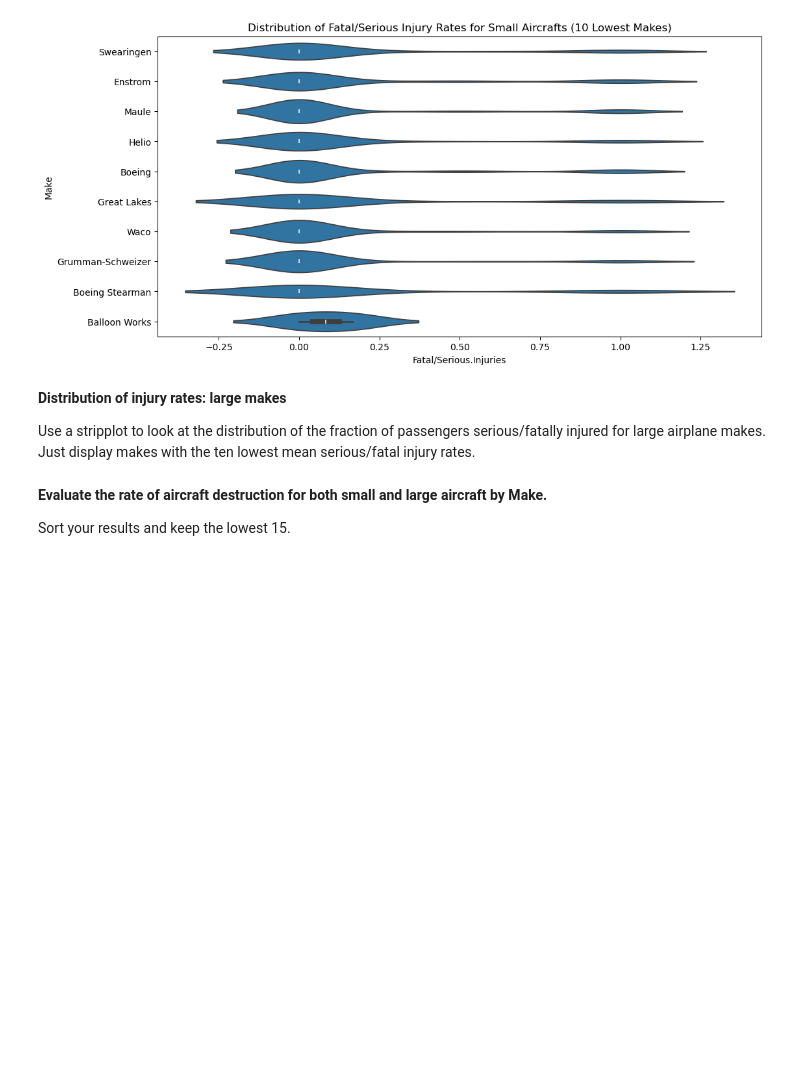
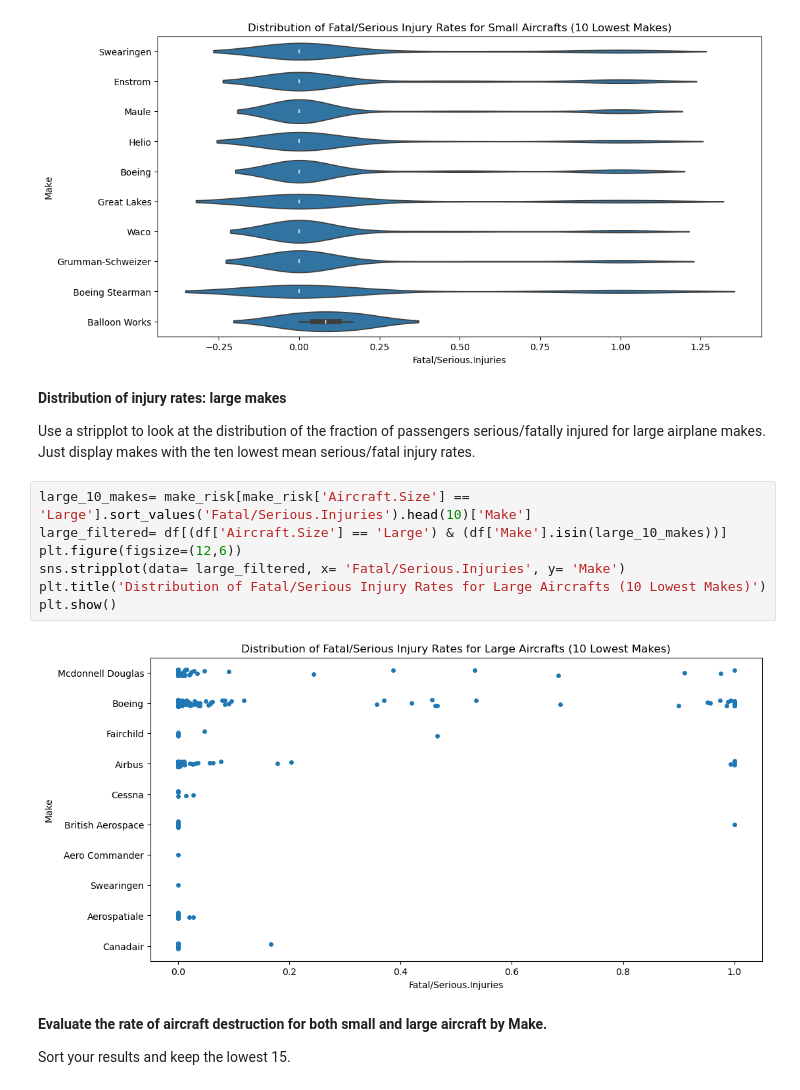
Before and after one commit to flaniyanjr/dsc-course0-m8-lab, a Jupyter notebook: Aviation_Accidents_Data_Analysis.ipynb, the cells around one changed output. Drawn from its saved outputs; the diff is of its cells as text; blank space fills up the shorter version.

```diff
--- a/Aviation_Accidents_Data_Analysis.ipynb
+++ b/Aviation_Accidents_Data_Analysis.ipynb
@@ -90,6 +105,15 @@ plt.show()
 **Distribution of injury rates: large makes**
 
 Use a stripplot to look at the distribution of the fraction of passengers serious/fatally injured for large airplane makes. Just display makes with the ten lowest mean serious/fatal injury rates.
+# %%
+large_10_makes= make_risk[make_risk['Aircraft.Size'] == 'Large'].sort_values('Fatal/Serious.Injuries').head(10)['Make']
+large_filtered= df[(df['Aircraft.Size'] == 'Large') & (df['Make'].isin(large_10_makes))]
+plt.figure(figsize=(12,6))
+sns.stripplot(data= large_filtered, x= 'Fatal/Serious.Injuries', y= 'Make')
+plt.title('Distribution of Fatal/Serious Injury Rates for Large Aircrafts (10 Lowest Makes)')
+plt.show()
+# %% [output]
+[figure, added]
 # %% [markdown]
 **Evaluate the rate of aircraft destruction for both small and large aircraft by Make.**
 
```
Also changed, not shown: parts of 7 cells of this notebook.
